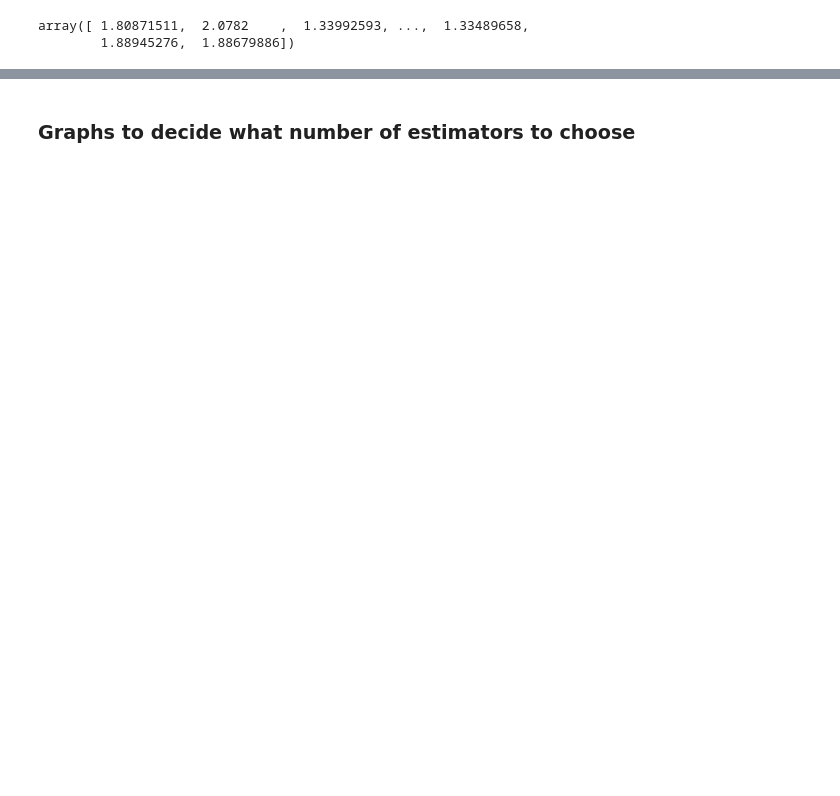
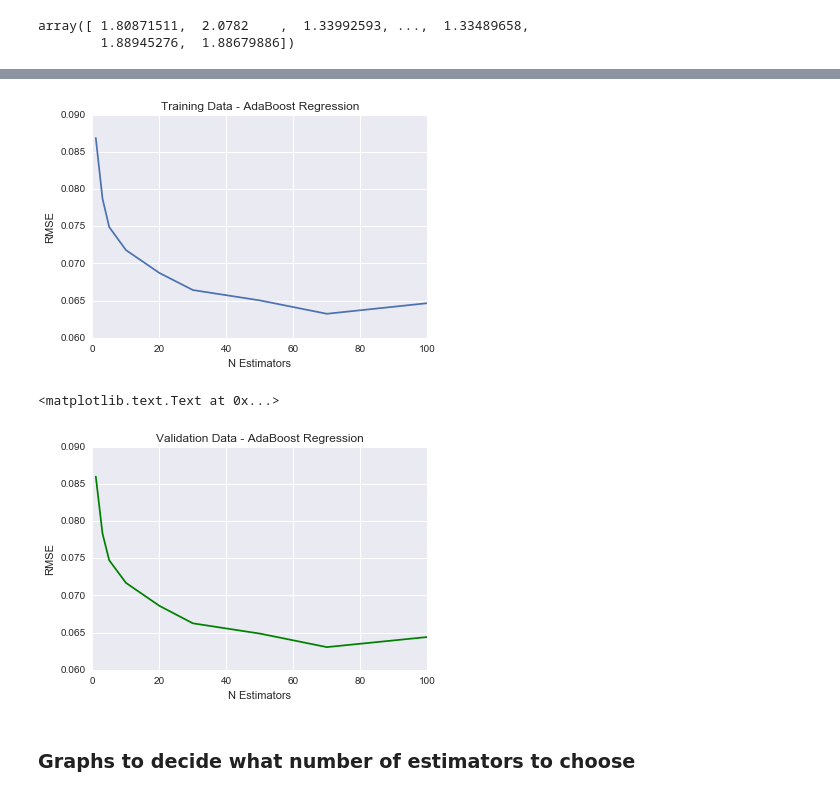
Before and after one commit to madhuvijay95/cs181-practical1, a Jupyter notebook: ryan_models.ipynb, the cells around one changed output, grey strips where cells are left out. Drawn from its saved outputs; the diff is of its cells as text; code cells hidden in the pictures; blank space fills up the shorter version.

```diff
--- a/ryan_models.ipynb
+++ b/ryan_models.ipynb
@@ -105,0 +83,5 @@ def split_df(df, ys, ps):
+# %%
+X_train_samp, X_validate_samp, Y_train_samp, Y_validate_samp = train_test_split(df_feat_train,
+                                                                                Y_train_all,
+                                                                                train_size=.15,
+                                                                                test_size=.05)
@@ -106,3 +94,6 @@ def split_df(df, ys, ps):
 # %%
-X_train, X_validate, _, Y_train, Y_validate, _ = split_df(df_feat_train, Y_train, [.75, .25, 0.0])
+X_train, X_validate, Y_train, Y_validate = train_test_split(df_feat_train,
+                                                            Y_train_all,
+                                                            train_size=.75,
+                                                            test_size=.25)
 # %%
@@ -175,0 +169,10 @@ write_to_file("rf_prediction.csv", super_predict)
+# %%
+def ab_regress(X_train, Y_train, X_validate, Y_validate,
+               n_estimators=50, loss="linear"):
+    AB = AdaBoostRegressor(n_estimators=n_estimators, loss=loss)
+    AB.fit(X_train, Y_train)
+    AB_val_pred   = AB.predict(X_validate)
+    AB_train_pred = AB.predict(X_train)
+    AB_MSE       = mean_squared_error(Y_validate, AB_val_pred)
+    AB_MSE_train = mean_squared_error(Y_train, AB_train_pred)
+    return AB_MSE_train, AB_MSE, AB
@@ -175,0 +192,10 @@ write_to_file("rf_prediction.csv", super_predict)
+# %%
+%%time
+n_estimators = [1, 3, 5, 10, 20, 30, 50, 70, 100]
+AB_train_results    = [None] * len(n_estimators)
+AB_validate_results = [None] * len(n_estimators)
+
+for i, n in enumerate(n_estimators):
+    print(n)
+    AB_train_results[i], AB_validate_results[i], _ = ab_regress(X_train_samp, Y_train_samp,
+                                                                X_validate_samp, Y_validate_samp, n_estimators=n)
@@ -176,3 +214,17 @@ write_to_file("rf_prediction.csv", super_predict)
+# %%
+plt.plot(n_estimators, AB_train_results)
+plt.xlabel("N Estimators")
+plt.ylabel("RMSE")
+plt.title("Training Data - AdaBoost Regression")
+plt.show()
+plt.plot(n_estimators, AB_validate_results, c='g')
+plt.xlabel("N Estimators")
+plt.ylabel("RMSE")
+plt.title("Validation Data - AdaBoost Regression")
+# %% [output]
+[figure, added]
+<matplotlib.text.Text at 0x...>
+[figure, added]
 # %% [markdown]
 ### Graphs to decide what number of estimators to choose
 # %%
```
Also changed, not shown: parts of 16 cells of this notebook.
